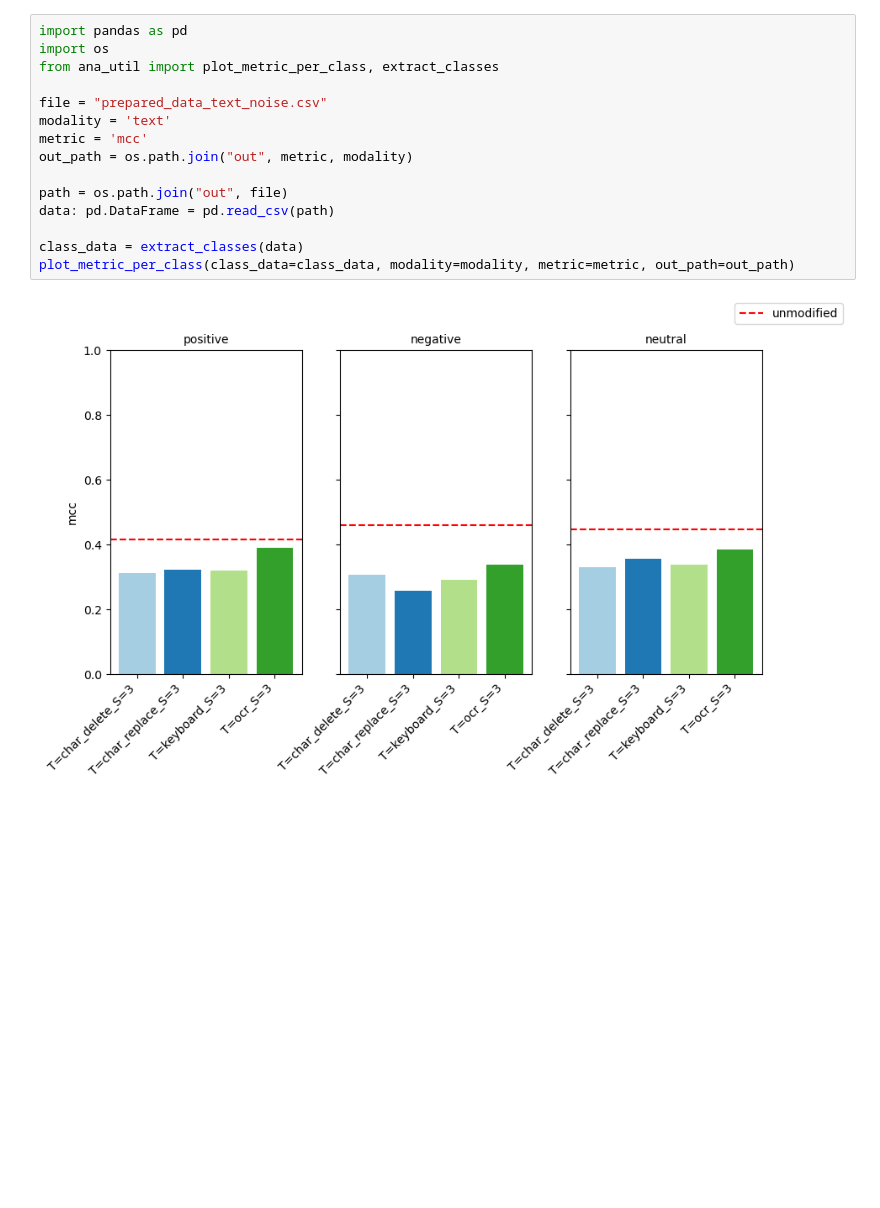
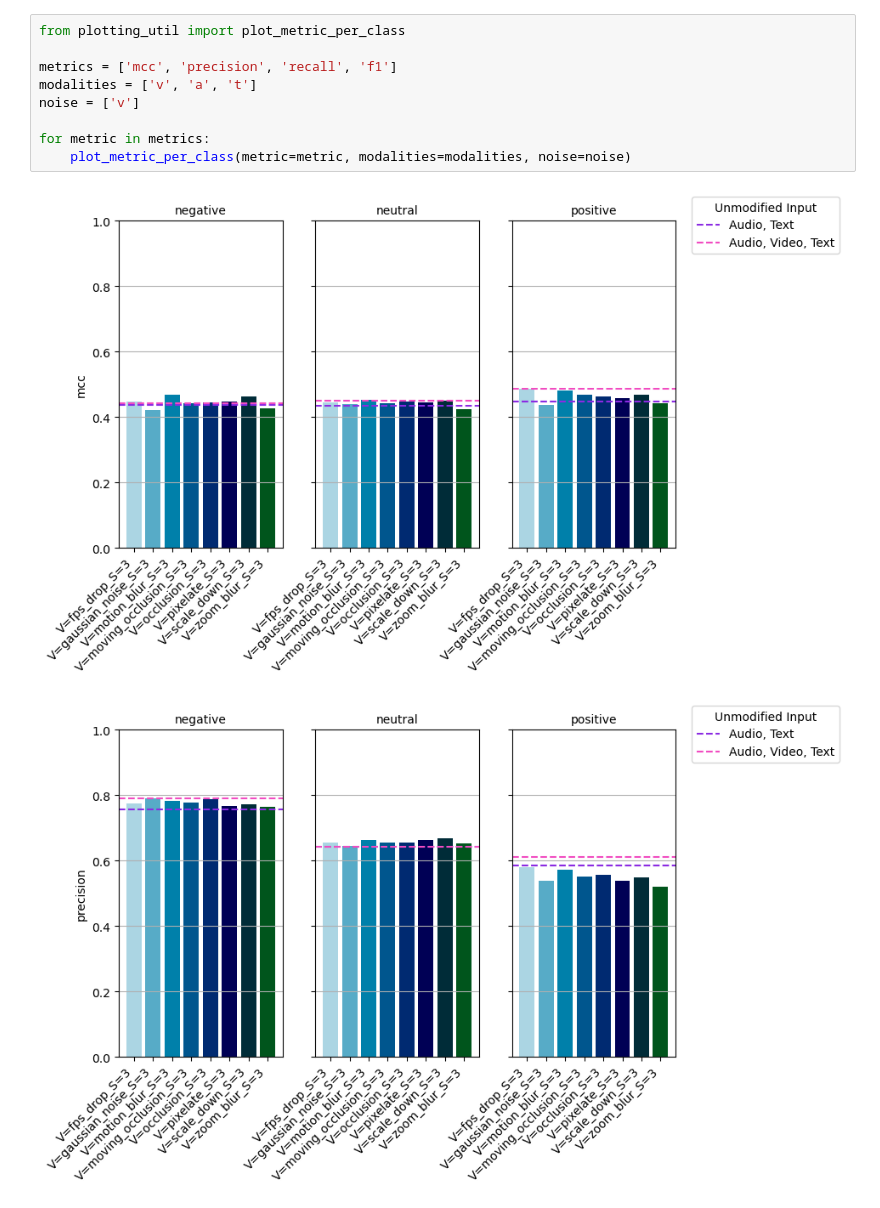
Before and after one commit to inagege/Codebase_MasterThesis, a Jupyter notebook: analysis/benchmark_modalities.ipynb, the cells around one changed output. Saved outputs shown, nothing was run; the diff lists cells and outputs as text; blank space fills up the shorter version.

Commit message:
make plotting and data preparation adaptive

```diff
--- a/analysis/benchmark_modalities.ipynb
+++ b/analysis/benchmark_modalities.ipynb
@@ -1,17 +1,12 @@
 # %%
-import pandas as pd
-import os
-from ana_util import plot_metric_per_class, extract_classes
+from plotting_util import plot_metric_per_class
 
-file = "prepared_data_text_noise.csv"
-modality = 'text'
-metric = 'mcc'
-out_path = os.path.join("out", metric, modality)
+metrics = ['mcc', 'precision', 'recall', 'f1']
+modalities = ['v', 'a', 't']
+noise = ['v']
 
-path = os.path.join("out", file)
-data: pd.DataFrame = pd.read_csv(path)
-
-class_data = extract_classes(data)
-plot_metric_per_class(class_data=class_data, modality=modality, metric=metric, out_path=out_path)
+for metric in metrics:
+    plot_metric_per_class(metric=metric, modalities=modalities, noise=noise)
 # %% [output]
-[figure, old version]
+[figure, new version]
+[figure, added]
```
Also changed, not shown: parts of 1 cell of this notebook, 6 other files.
